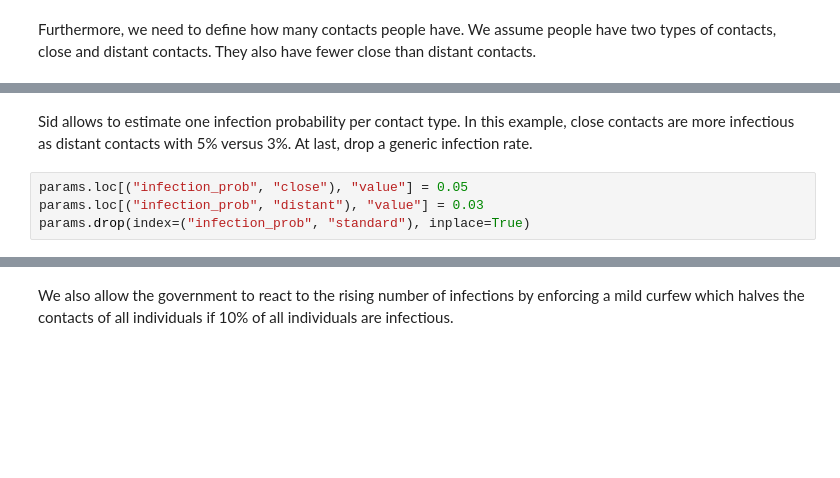
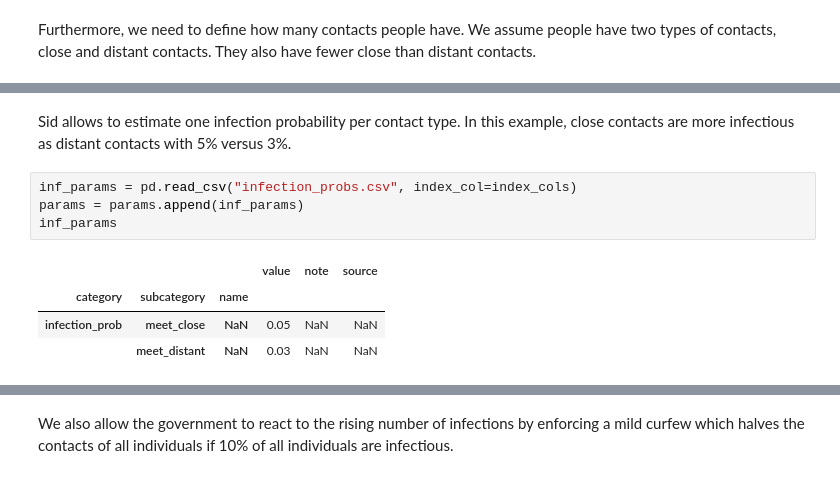
Before and after one commit to covid-19-impact-lab/sid, a Jupyter notebook: docs/source/tutorials/simulation.ipynb, the cells around one changed output, grey strips where cells are left out. Cells and saved outputs as stored; diff of their text form; blank space fills up the shorter version.

```diff
--- a/docs/source/tutorials/simulation.ipynb
+++ b/docs/source/tutorials/simulation.ipynb
@@ -77,9 +91,13 @@ contact_models = {
 }
 # %% [markdown]
-Sid allows to estimate one infection probability per contact type. In this example,
-close contacts are more infectious as distant contacts with 5% versus 3%. At last,
-drop a generic infection rate.
+Sid allows to estimate one infection probability per contact type.
+In this example, close contacts are more infectious as distant contacts with 5% versus 3%.
-# %%
-params.loc[("infection_prob", "close"), "value"] = 0.05
-params.loc[("infection_prob", "distant"), "value"] = 0.03
-params.drop(index=("infection_prob", "standard"), inplace=True)
+# %%
+inf_params = pd.read_csv("infection_probs.csv", index_col=index_cols)
+params = params.append(inf_params)
+inf_params
+# %% [output]
+|  |  |  | value | note | source |
+| category | subcategory | name |  |  |  |
+| infection_prob | meet_close | NaN | 0.05 | NaN | NaN |
+|  | meet_distant | NaN | 0.03 | NaN | NaN |
```
Also changed, not shown: parts of 9 cells of this notebook, 18 other files.
